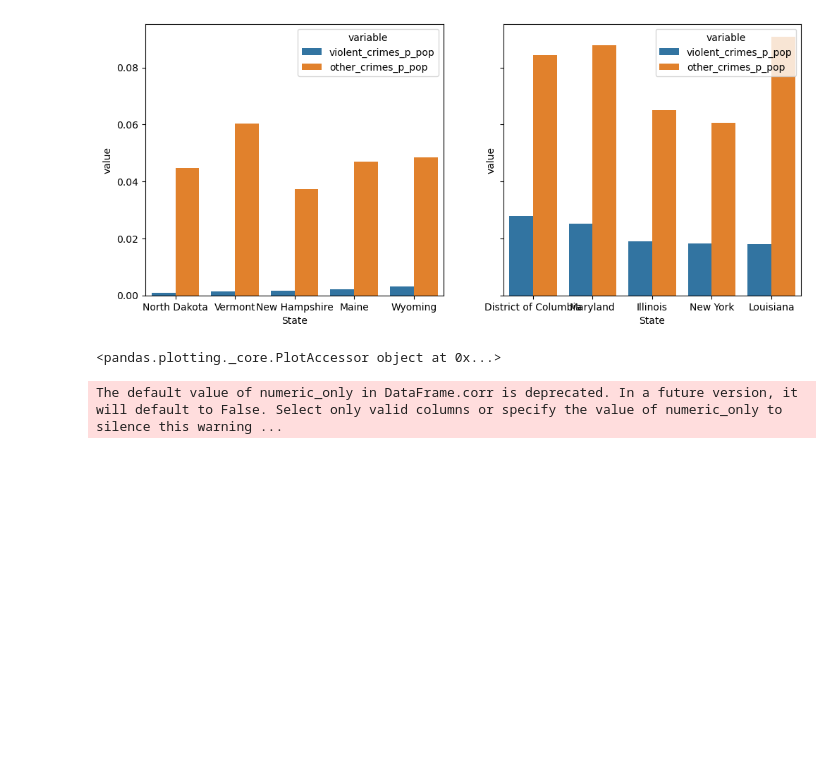
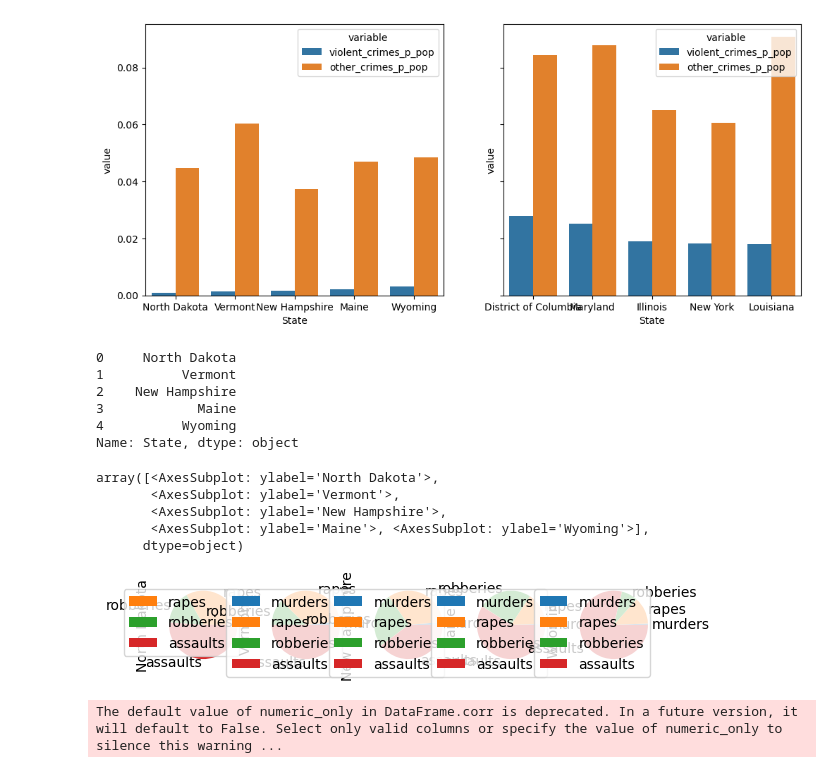
Before and after one commit to Baudouin-LAD/Project_3, a Jupyter notebook: scripts/data_exploring.ipynb, the cells around one changed output. Cells and saved outputs as stored; diff of their text form; code cells hidden in the pictures; blank space fills up the shorter version.

```diff
--- a/scripts/data_exploring.ipynb
+++ b/scripts/data_exploring.ipynb
@@ -283,12 +294,37 @@ barplot_pcat(axes.flatten()[1], data=worst_states, xlevel='State', hue_vars=["vi
 # %% [output]
 <AxesSubplot: xlabel='State', ylabel='value'>
 [figure]
-# %%
-plot_data = best_states.loc[:,["murders","rapes","robberies","assaults"]].reset_index(drop=False)
-plot_data = plot_data.iloc[[0],:]
-plot_data.plot
-# %% [output]
-<pandas.plotting._core.PlotAccessor object at 0x...>
+# %%
+plot_data = best_states.loc[:,["murders","rapes","robberies","assaults"]].reset_index(drop=False)
+# plot_data= plot_data.iloc[[0],:].T
+# plot_data =plot_data.iloc[1:,:]
+# plot_data.rename(columns={0:"State"},inplace=True)
+#plot_data = plot_data.pivot(columns="State")
+#plot_data.T
+#plot_data.T. set_index("State",inplace=True)
+#plot_data.melt()
+plot_data= plot_data.T
+colnames = plot_data.iloc[0]
+print(colnames)
+plot_data.rename(columns=colnames,inplace=True)
+plot_data =plot_data.iloc[1:,:]
+# plot_data.rename(columns={0:"State"},inplace=True)
+# plot_data.plot.pie(y="State")
+plot_data
+plot_data.plot.pie(subplots=True)
+# %% [output]
+0     North Dakota
+1          Vermont
+2    New Hampshire
+3            Maine
+4          Wyoming
+Name: State, dtype: object
+array([<AxesSubplot: ylabel='North Dakota'>,
+       <AxesSubplot: ylabel='Vermont'>,
+       <AxesSubplot: ylabel='New Hampshire'>,
+       <AxesSubplot: ylabel='Maine'>, <AxesSubplot: ylabel='Wyoming'>],
+      dtype=object)
+[figure, added]
 # %%
 corr_best = best_states_df.corr()
 fig, ax=plt.subplots(1,1)
```
Also changed, not shown: parts of 1 cell of this notebook.
